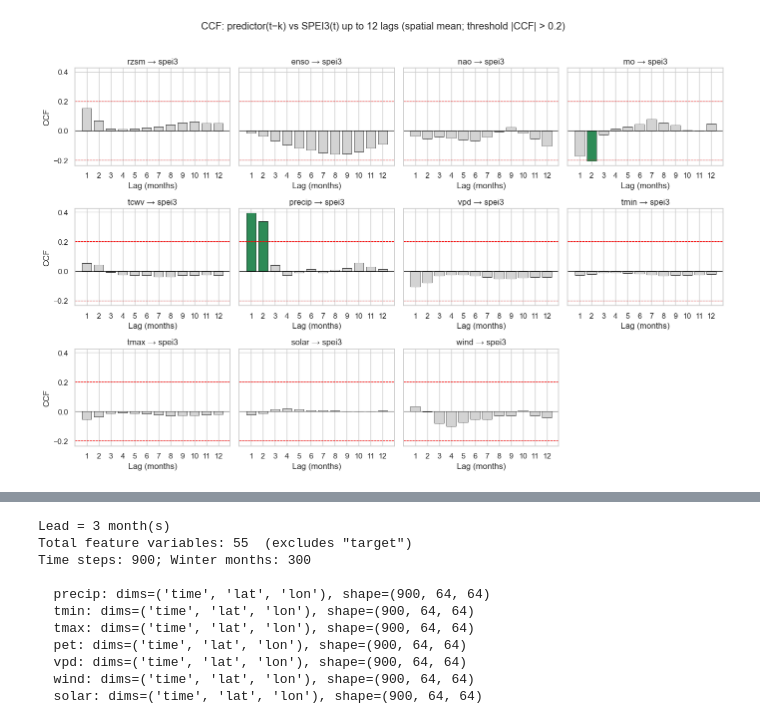
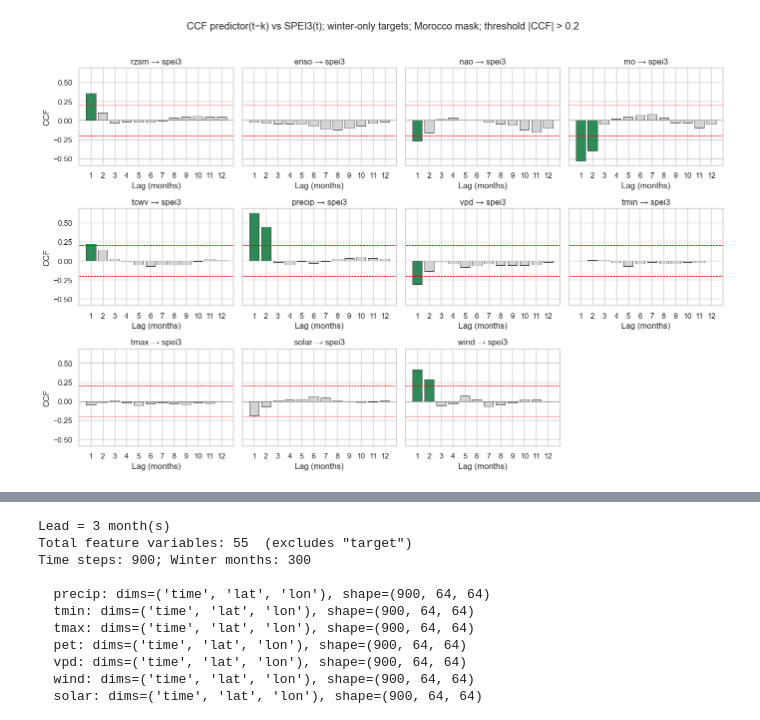
Before and after one commit to anasoubaha/A4-DroughtForecasting-Modeling, a Jupyter notebook: notebooks/02_feature_engineering_diagnostics.ipynb, the cells around one changed output, grey strips where cells are left out. Drawn from its saved outputs; the diff is of its cells as text; code cells hidden in the pictures.

```diff
--- a/notebooks/02_feature_engineering_diagnostics.ipynb
+++ b/notebooks/02_feature_engineering_diagnostics.ipynb
@@ -38,8 +42,8 @@ data_config = ddata.load_config(ROOT / 'configs' / 'data.yaml')
 feat_config = dfeat.load_features_config(ROOT / 'configs' / 'features.yaml')
 datasets = ddata.load_all(data_config)
 
-print('Long-memory vars:', feat_config['long_memory_vars'])
-print('Fast-response vars:', feat_config['fast_response_vars'])
-print('PACF threshold:', feat_config['pacf']['threshold'])
-print('CCF threshold:', feat_config['ccf']['threshold'])
+# Build the Morocco mask once
+template = dfeat.gather_predictor('spei3', datasets)
+morocco_mask = dfeat.load_region_mask(feat_config['region_mask']['path'], template, name='morocco')
+print(f"Morocco mask: {int(morocco_mask.sum())} of {morocco_mask.size} cells inside ({100*float(morocco_mask.mean()):.1f}%)")
 # %% [output]
@@ -62,13 +79,10 @@ nrows = (n + ncols - 1) // ncols
 fig, axes = plt.subplots(nrows, ncols, figsize=(3.5 * ncols, 3 * nrows), sharey=True)
 axes = axes.flatten()
 
-pacf_results = {}
 for i, var in enumerate(long_vars):
     da = dfeat.gather_predictor(var, datasets)
-    series = dfeat.spatial_mean(da).values
+    series = dfeat.spatial_mean(da, mask=morocco_mask).values
     vals = dfeat.compute_pacf(series, n_lags=n_lags)
-    pacf_results[var] = vals
-
     lags = np.arange(1, n_lags + 1)
     colors = ['steelblue' if abs(v) > pacf_threshold else 'lightgray' for v in vals]
     axes[i].bar(lags, vals, color=colors, edgecolor='black', linewidth=0.5)
@@ -84,7 +98,7 @@ for i, var in enumerate(long_vars):
 for j in range(i + 1, len(axes)):
     axes[j].axis('off')
 
-fig.suptitle(f'PACF up to {n_lags} lags (spatial mean; threshold |PACF| > {pacf_threshold})', y=1.02)
+fig.suptitle(f'PACF up to {n_lags} lags (Morocco spatial mean; threshold |PACF| > {pacf_threshold})', y=1.02)
 plt.tight_layout()
 save_figure(fig, 'pacf_long_memory_vars', subdir=FIG_SUBDIR)
 plt.show()
@@ -97,42 +111,41 @@ plt.show()
 # %%
 ccf_max = feat_config['ccf']['max_lag']
 ccf_threshold = feat_config['ccf']['threshold']
-target_series = dfeat.spatial_mean(dfeat.gather_predictor('spei3', datasets)).values
+winter_mask_np = dfeat._winter_mask_from_time(template['time'].values)
 
-# Run CCF on every candidate predictor (long-memory + fast-response except spei3 itself).
+target_series = dfeat.spatial_mean(dfeat.gather_predictor('spei3', datasets), mask=morocco_mask).values
+
+# Include every candidate predictor except SPEI3 itself
 ccf_vars = [v for v in long_vars + feat_config['fast_response_vars'] if v != 'spei3']
 
 n = len(ccf_vars)
 ncols = 4
 nrows = (n + ncols - 1) // ncols
 fig, axes = plt.subplots(nrows, ncols, figsize=(3.5 * ncols, 3 * nrows), sharey=True)
 axes = axes.flatten()
 
-ccf_results = {}
 for i, var in enumerate(ccf_vars):
     da = dfeat.gather_predictor(var, datasets)
-    series = dfeat.spatial_mean(da).values
-    vals = dfeat.compute_ccf(series, target_series, max_lag=ccf_max)
-    ccf_results[var] = vals
-
+    series = dfeat.spatial_mean(da, mask=morocco_mask).values
+    vals = dfeat.compute_ccf(series, target_series, max_lag=ccf_max, target_mask=winter_mask_np)
     lags = np.arange(1, ccf_max + 1)
     colors = ['seagreen' if abs(v) > ccf_threshold else 'lightgray' for v in vals]
     axes[i].bar(lags, vals, color=colors, edgecolor='black', linewidth=0.5)
     axes[i].axhline(ccf_threshold, color='red', linestyle='--', linewidth=0.8)
     axes[i].axhline(-ccf_threshold, color='red', linestyle='--', linewidth=0.8)
     axes[i].axhline(0, color='black', linewidth=0.5)
     axes[i].set_title(f'{var} → spei3')
     axes[i].set_xlabel('Lag (months)')
     axes[i].set_xticks(lags)
     if i % ncols == 0:
         axes[i].set_ylabel('CCF')
 
 for j in range(i + 1, len(axes)):
     axes[j].axis('off')
 
-fig.suptitle(f'CCF: predictor(t−k) vs SPEI3(t) up to {ccf_max} lags (spatial mean; threshold |CCF| > {ccf_threshold})', y=1.02)
+fig.suptitle(f'CCF predictor(t−k) vs SPEI3(t); winter-only targets; Morocco mask; threshold |CCF| > {ccf_threshold}', y=1.02)
 plt.tight_layout()
-save_figure(fig, 'ccf_predictors_vs_spei3', subdir=FIG_SUBDIR)
+save_figure(fig, 'ccf_predictors_vs_spei3_winter', subdir=FIG_SUBDIR)
 plt.show()
 # %% [output]
-[figure, old version]
+[figure, new version]
```
Also changed, not shown: parts of 18 cells of this notebook, 9 other files.
